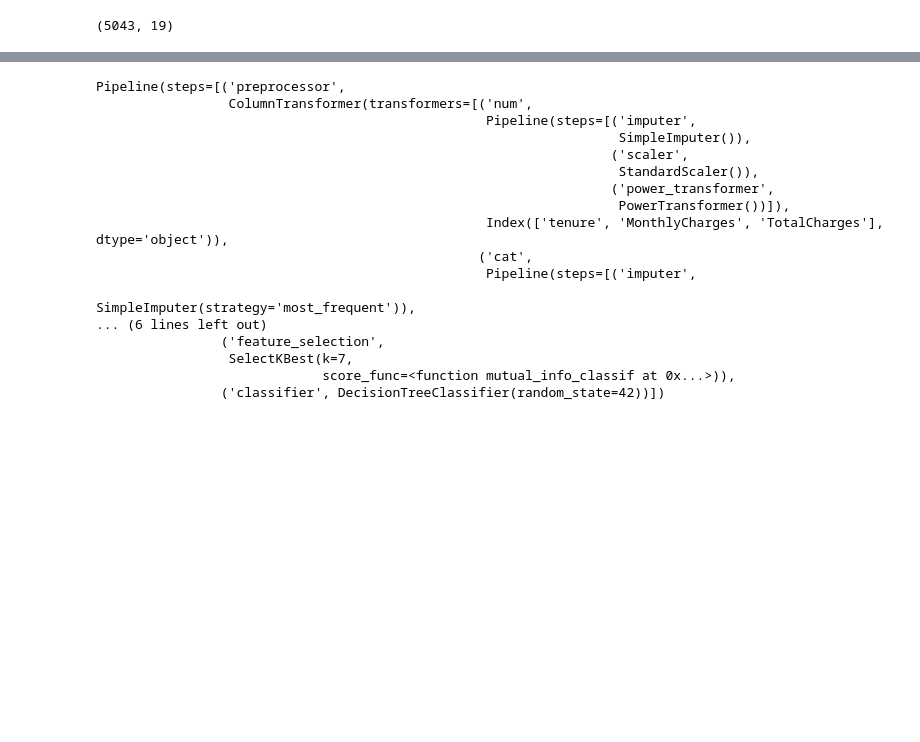
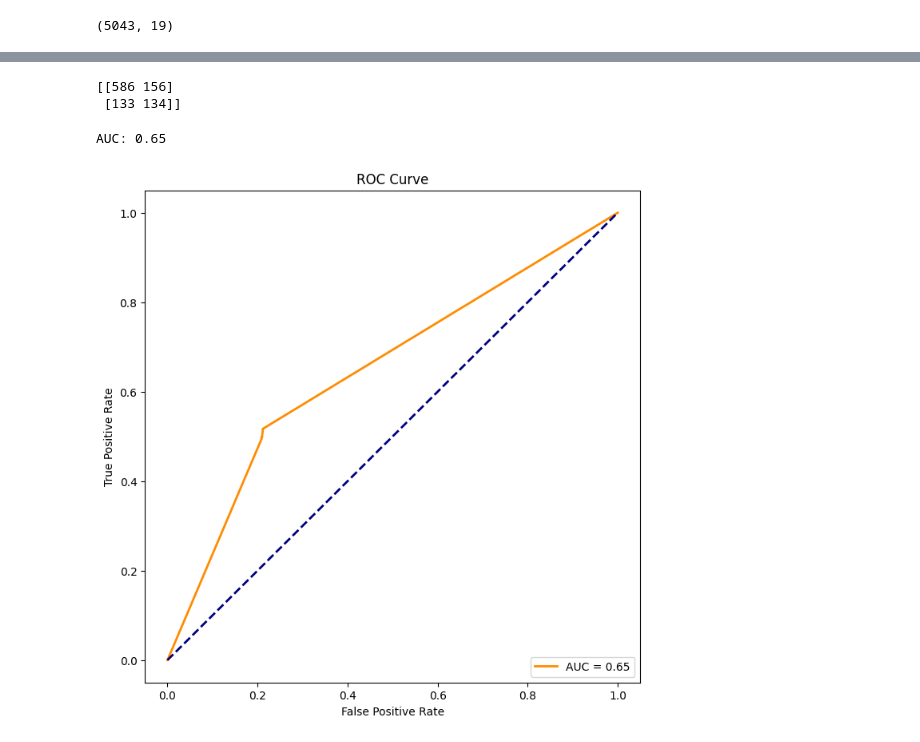
Before and after one commit to Joemuchiri2/LP2, a Jupyter notebook: Churn.ipynb, the cells around one changed output, grey strips where cells are left out. Saved outputs shown, nothing was run; the diff lists cells and outputs as text; code cells hidden in the pictures; blank space fills up the shorter version.

Commit message:
Add model files

```diff
--- a/Churn.ipynb
+++ b/Churn.ipynb
@@ -852,27 +919,42 @@ KeyError: 'tree_classifier'
-# %%
-# decision tree pipeline
-decision_tree_balanced= Pipeline([
-    ('preprocessor',preprocessor ),
-    ('feature_selection',selection),
-    ('classifier', DecisionTreeClassifier(random_state=42))
-])
-
-decision_tree_balanced.fit(X_train_resampled,y_train_resampled)
-# %% [output]
-Pipeline(steps=[('preprocessor',
-                 ColumnTransformer(transformers=[('num',
-                                                  Pipeline(steps=[('imputer',
-                                                                   SimpleImputer()),
-                                                                  ('scaler',
-                                                                   StandardScaler()),
-                                                                  ('power_transformer',
-                                                                   PowerTransformer())]),
-                                                  Index(['tenure', 'MonthlyCharges', 'TotalCharges'], dtype='object')),
-                                                 ('cat',
-                                                  Pipeline(steps=[('imputer',
-                                                                   SimpleImputer(strategy='most_frequent')),
-... (6 lines left out)
-                ('feature_selection',
-                 SelectKBest(k=7,
-                             score_func=<function mutual_info_classif at 0x...>)),
-                ('classifier', DecisionTreeClassifier(random_state=42))])
+# %%
+
+# Evaluating Model Confusion Matrix:
+
+rf_pred = decision_tree_balanced.predict(X_test)
+
+print(confusion_matrix(y_test_encoded,rf_pred))
+# %% [output]
+[[586 156]
+ [133 134]]
+# %%
+# Evaluating ROC Curve and AUC:d
+
+y_pred_prob = decision_tree_balanced.predict_proba(X_test)[:, 1]
+
+fpr, tpr, thresholds = roc_curve(y_test_encoded, y_pred_prob)
+
+roc_auc = roc_auc_score(y_test_encoded, y_pred_prob)
+
+print(f'AUC: {roc_auc:.2f}')
+# %% [output]
+AUC: 0.65
+# %%
+# Visulization
+
+y_pred_prob = decision_tree_balanced.predict_proba(X_test)[:, 1]
+
+fpr, tpr, thresholds = roc_curve(y_test_encoded, y_pred_prob)
+
+roc_auc = roc_auc_score(y_test_encoded, y_pred_prob)
+
+# Plotting ROC Curve
+plt.figure(figsize=(8, 8))
+plt.plot(fpr, tpr, color='darkorange', lw=2, label=f'AUC = {roc_auc:.2f}')
+plt.plot([0, 1], [0, 1], color='navy', lw=2, linestyle='--')
+plt.xlabel('False Positive Rate')
+plt.ylabel('True Positive Rate')
+plt.title('ROC Curve')
+plt.legend(loc='lower right')
+plt.show()
+# %% [output]
+[figure, added]
```
Also changed, not shown: parts of 43 cells of this notebook, 5 other files.
